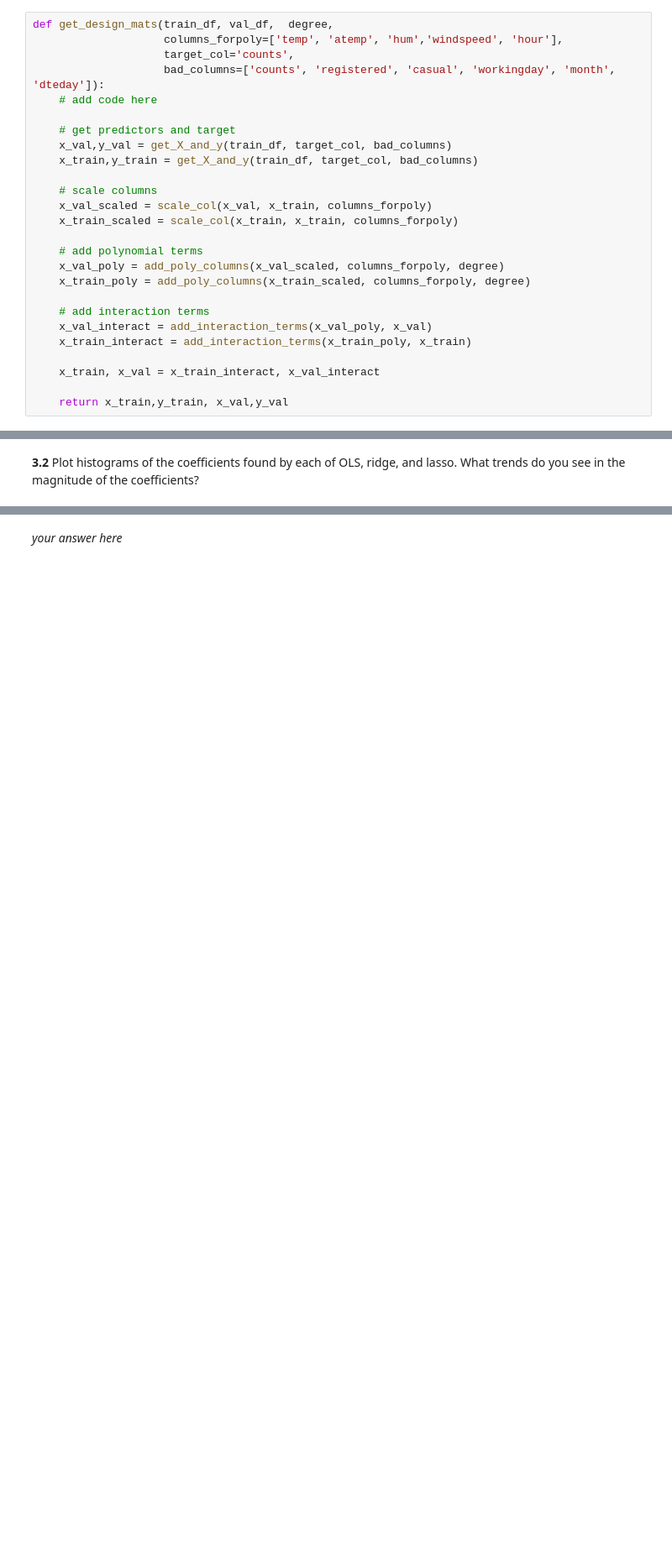
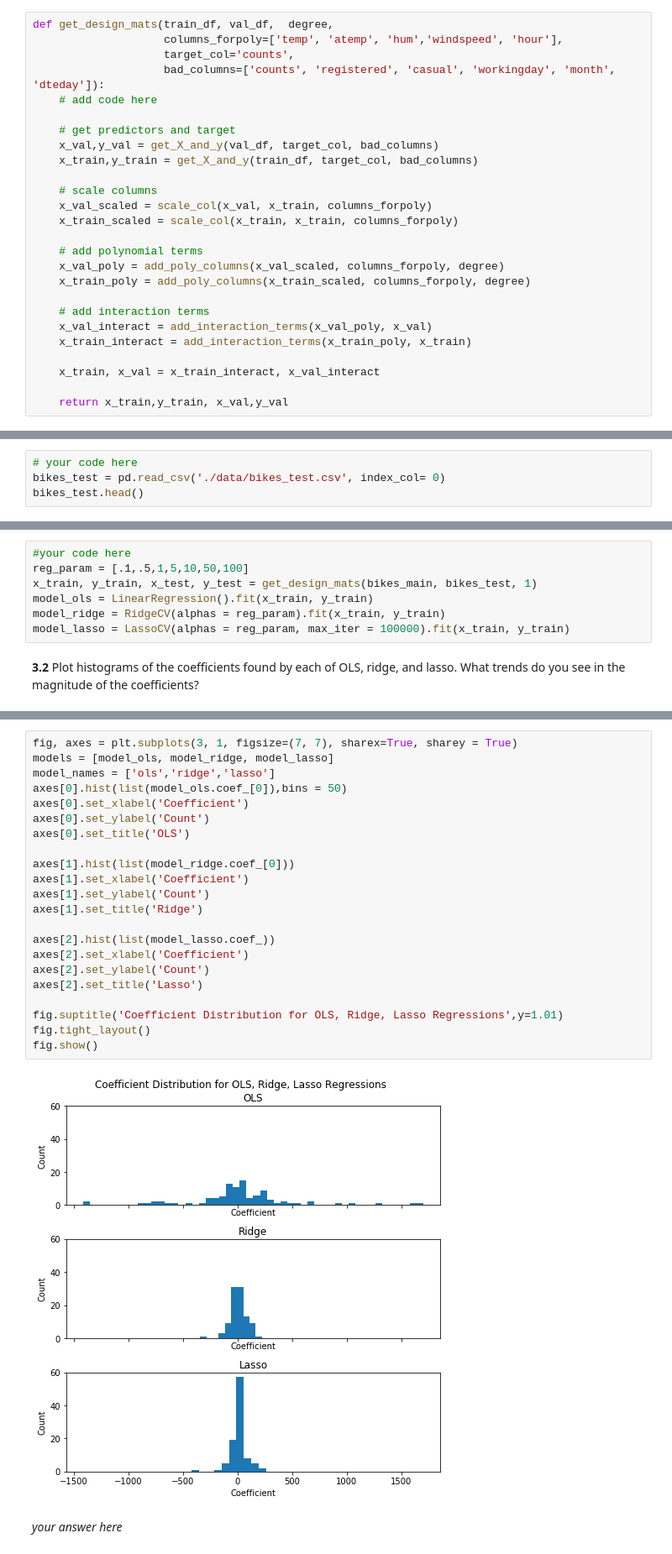
Before and after one commit to JoshFeldman95/2018-CS109A, a Jupyter notebook: content/homework/hw4/cs109a_hw4_109/cs109a_hw4_109.ipynb, the cells around one changed output, grey strips where cells are left out. Shown: that part at 84% size. Cells and saved outputs as stored; diff of their text form; blank space fills up the shorter version.

```diff
--- a/content/homework/hw4/cs109a_hw4_109/cs109a_hw4_109.ipynb
+++ b/content/homework/hw4/cs109a_hw4_109/cs109a_hw4_109.ipynb
@@ -299,7 +287,7 @@ def get_design_mats(train_df, val_df,  degree,
     # add code here
 
     # get predictors and target
-    x_val,y_val = get_X_and_y(train_df, target_col, bad_columns)
+    x_val,y_val = get_X_and_y(val_df, target_col, bad_columns)
     x_train,y_train = get_X_and_y(train_df, target_col, bad_columns)
 
     # scale columns
@@ -423,0 +430,4 @@ Index(['counts'], dtype='object')
+# %%
+# your code here
+bikes_test = pd.read_csv('./data/bikes_test.csv', index_col= 0)
+bikes_test.head()
@@ -454,3 +485,10 @@ Note: On the lasso model, you will need to increase `max_iter` to 100,000 for th
+# %%
+#your code here
+reg_param = [.1,.5,1,5,10,50,100]
+x_train, y_train, x_test, y_test = get_design_mats(bikes_main, bikes_test, 1)
+model_ols = LinearRegression().fit(x_train, y_train)
+model_ridge = RidgeCV(alphas = reg_param).fit(x_train, y_train)
+model_lasso = LassoCV(alphas = reg_param, max_iter = 100000).fit(x_train, y_train)
 # %% [markdown]
 
 **3.2** Plot histograms of the coefficients found by each of OLS, ridge, and lasso. What trends do you see in the magnitude of the coefficients?
@@ -459,2 +495,26 @@ Note: On the lasso model, you will need to increase `max_iter` to 100,000 for th
+# %%
+fig, axes = plt.subplots(3, 1, figsize=(7, 7), sharex=True, sharey = True)
+models = [model_ols, model_ridge, model_lasso]
+model_names = ['ols','ridge','lasso']
+axes[0].hist(list(model_ols.coef_[0]),bins = 50)
+axes[0].set_xlabel('Coefficient')
+axes[0].set_ylabel('Count')
+axes[0].set_title('OLS')
+
+axes[1].hist(list(model_ridge.coef_[0]))
+axes[1].set_xlabel('Coefficient')
+axes[1].set_ylabel('Count')
+axes[1].set_title('Ridge')
+
+axes[2].hist(list(model_lasso.coef_))
+axes[2].set_xlabel('Coefficient')
+axes[2].set_ylabel('Count')
+axes[2].set_title('Lasso')
+
+fig.suptitle('Coefficient Distribution for OLS, Ridge, Lasso Regressions',y=1.01)
+fig.tight_layout()
+fig.show()
+# %% [output]
+[figure, added]
 # %% [markdown]
 *your answer here*
```
Also changed, not shown: parts of 45 cells of this notebook.
